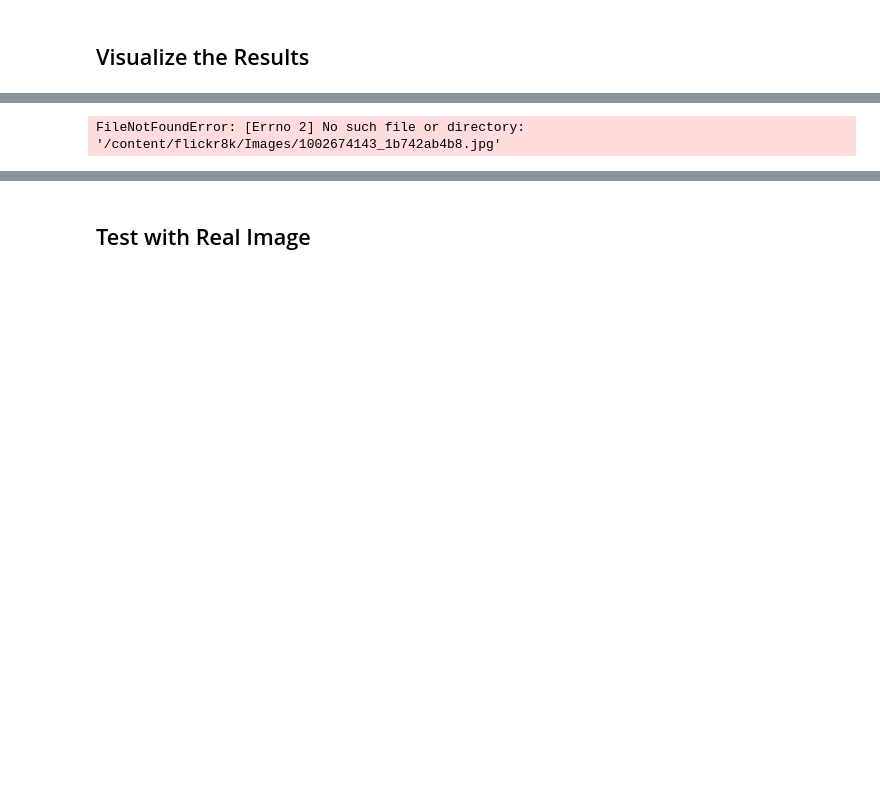
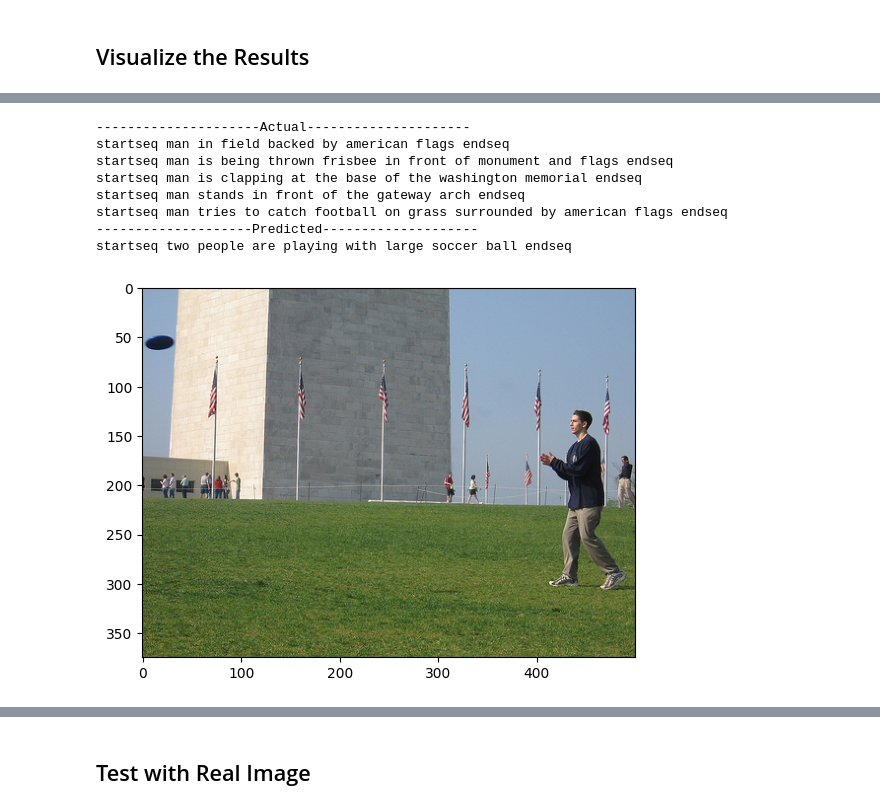
Before and after one commit to shivam92211/SHIVAM-SCIFOR, a Jupyter notebook: Major-Project/Image-Caption.ipynb, the cells around one changed output, grey strips where cells are left out. Saved outputs shown, nothing was run; the diff lists cells and outputs as text; code cells hidden in the pictures; blank space fills up the shorter version.

Commit message:
Added ppt, zip file and updated 'app.py' and 'Image-Caption.ipynb' files

```diff
--- a/Major-Project/Image-Caption.ipynb
+++ b/Major-Project/Image-Caption.ipynb
@@ -27,9 +48,9 @@ To enable the following instructions: AVX2 AVX512F AVX512_VNNI FMA, in other ope
 # %% [markdown]
 ## Extract Image Features
 # %%
-# # load vgg16 model
-# model = VGG16()
-# # restructure the model
-# model = Model(inputs=model.inputs, outputs=model.layers[-2].output)
-# # summarize
-# print(model.summary())
+# load vgg16 model
+model = VGG16()
+# restructure the model
+model = Model(inputs=model.inputs, outputs=model.layers[-2].output)
+# summarize
+print(model.summary())
@@ -60,6 +124,6 @@ To enable the following instructions: AVX2 AVX512F AVX512_VNNI FMA, in other ope
 # %%
 # load features from pickle
-with open(os.path.join('features.pkl'), 'rb') as f:
+with open('features.pkl', 'rb') as f:
     features = pickle.load(f)
 
 features
@@ -261,7 +320,7 @@ plot_model(model, show_shapes=True)
 You must install pydot (`pip install pydot`) for `plot_model` to work.
 # %%
 # train the model
-epochs = 10
+epochs = 35
 batch_size = 32
 steps = len(train) // batch_size
 
@@ -377,7 +436,7 @@ def generate_caption(image_name):
     # load the image
     # image_name = "1001773457_577c3a7d70.jpg"
     image_id = image_name.split('.')[0]
-    img_path = os.path.join("/content/flickr8k/Images", image_name)
+    img_path = os.path.join("flickr8k/Images", image_name)
     image = Image.open(img_path)
     captions = mapping[image_id]
     print('---------------------Actual---------------------')
@@ -395,7 +462,15 @@ FileNotFoundError: [Errno 2] No such file or directory: '/content/flickr8k/Image
 # %%
-generate_caption("1002674143_1b742ab4b8.jpg")
+generate_caption("135235570_5698072cd4.jpg")
 # %% [output]
-FileNotFoundError: [Errno 2] No such file or directory: '/content/flickr8k/Images/1002674143_1b742ab4b8.jpg'
+---------------------Actual---------------------
+startseq man in field backed by american flags endseq
+startseq man is being thrown frisbee in front of monument and flags endseq
+startseq man is clapping at the base of the washington memorial endseq
+startseq man stands in front of the gateway arch endseq
+startseq man tries to catch football on grass surrounded by american flags endseq
+--------------------Predicted--------------------
+startseq two people are playing with large soccer ball endseq
+[figure, added]
 # %%
 generate_caption("101669240_b2d3e7f17b.jpg")
 # %% [output]
```
Also changed, not shown: parts of 19 cells of this notebook, 5 other files.
